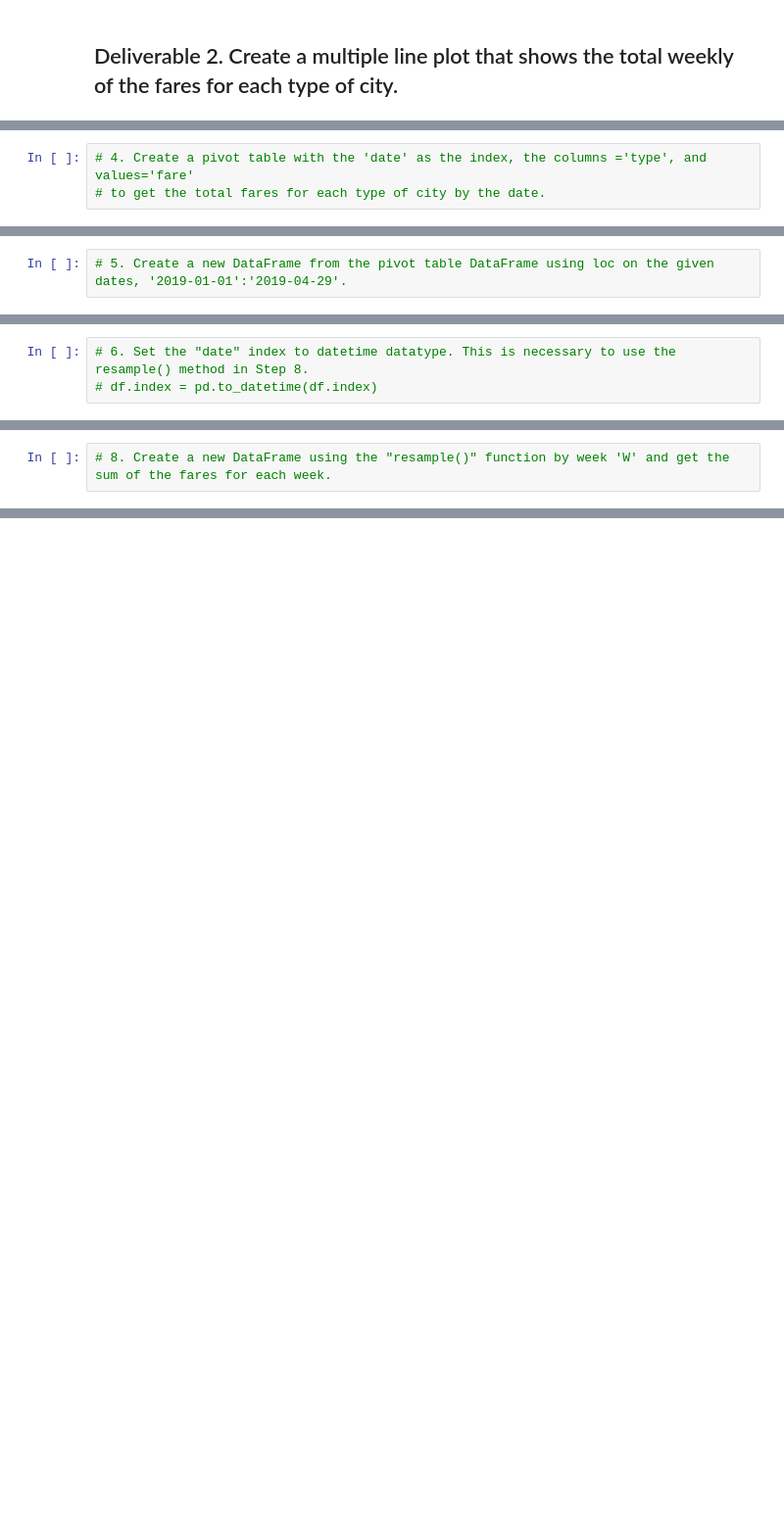
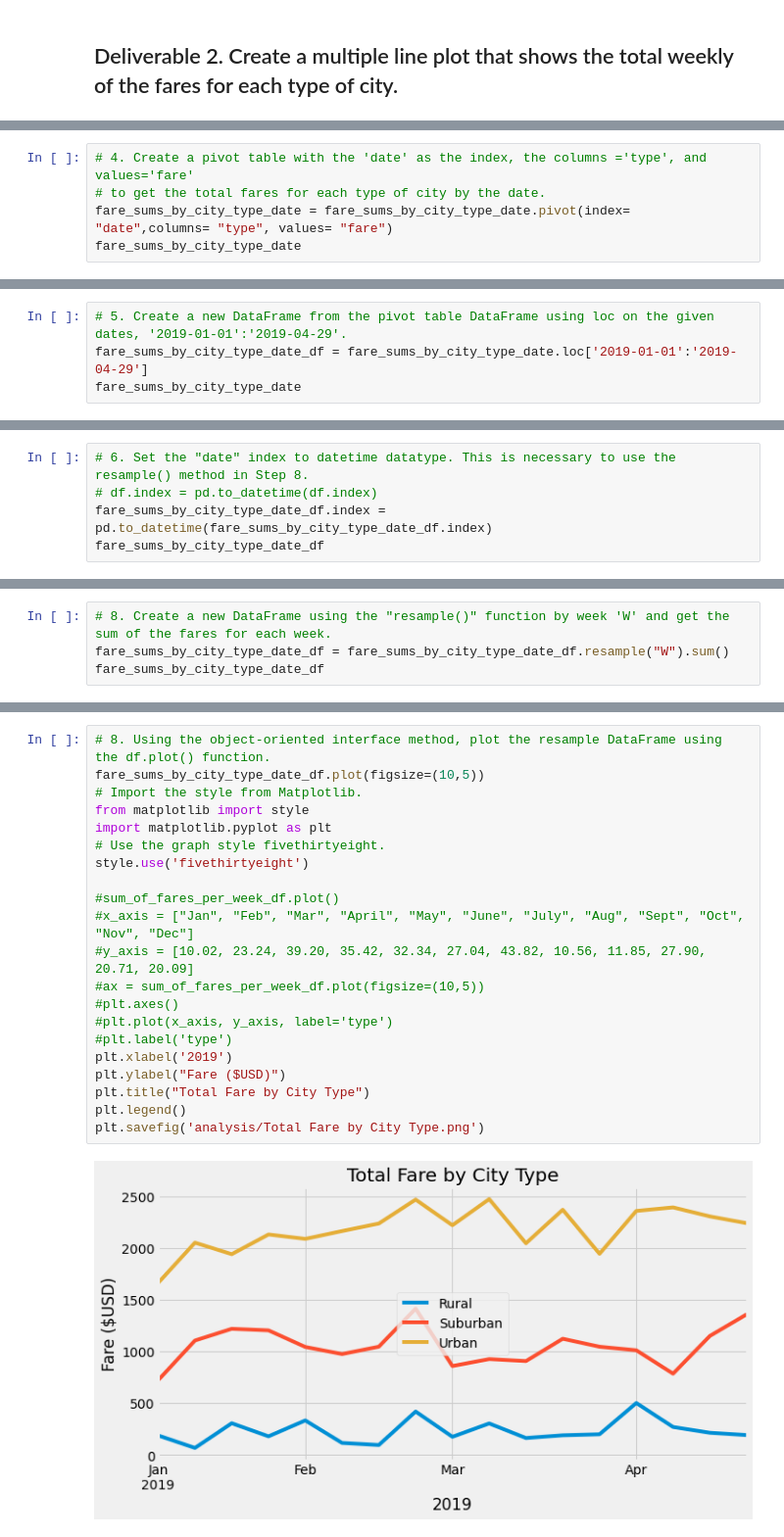
Before and after one commit to Azykan/PyBer_Analysis, a Jupyter notebook: PyBer_Challenge.ipynb, the cells around one changed output, grey strips where cells are left out. Shown at 98% size. Drawn from its saved outputs; the diff is of its cells as text; blank space fills up the shorter version.

```diff
--- a/PyBer_Challenge.ipynb
+++ b/PyBer_Challenge.ipynb
@@ -65,3 +174,5 @@ pyber_summary_df.index.name = None
 # %%
 # 4. Create a pivot table with the 'date' as the index, the columns ='type', and values='fare'
 # to get the total fares for each type of city by the date.
+fare_sums_by_city_type_date = fare_sums_by_city_type_date.pivot(index= "date",columns= "type", values= "fare")
+fare_sums_by_city_type_date
@@ -68,2 +194,4 @@ pyber_summary_df.index.name = None
 # %%
 # 5. Create a new DataFrame from the pivot table DataFrame using loc on the given dates, '2019-01-01':'2019-04-29'.
+fare_sums_by_city_type_date_df = fare_sums_by_city_type_date.loc['2019-01-01':'2019-04-29']
+fare_sums_by_city_type_date
@@ -70,3 +213,5 @@ pyber_summary_df.index.name = None
 # %%
 # 6. Set the "date" index to datetime datatype. This is necessary to use the resample() method in Step 8.
 # df.index = pd.to_datetime(df.index)
+fare_sums_by_city_type_date_df.index = pd.to_datetime(fare_sums_by_city_type_date_df.index)
+fare_sums_by_city_type_date_df
@@ -75,2 +247,4 @@ pyber_summary_df.index.name = None
 # %%
 # 8. Create a new DataFrame using the "resample()" function by week 'W' and get the sum of the fares for each week.
+fare_sums_by_city_type_date_df = fare_sums_by_city_type_date_df.resample("W").sum()
+fare_sums_by_city_type_date_df
@@ -83,0 +271,23 @@ style.use('fivethirtyeight')
+# %%
+# 8. Using the object-oriented interface method, plot the resample DataFrame using the df.plot() function.
+fare_sums_by_city_type_date_df.plot(figsize=(10,5))
+# Import the style from Matplotlib.
+from matplotlib import style
+import matplotlib.pyplot as plt
+# Use the graph style fivethirtyeight.
+style.use('fivethirtyeight')
+
+#sum_of_fares_per_week_df.plot()
+#x_axis = ["Jan", "Feb", "Mar", "April", "May", "June", "July", "Aug", "Sept", "Oct", "Nov", "Dec"]
+#y_axis = [10.02, 23.24, 39.20, 35.42, 32.34, 27.04, 43.82, 10.56, 11.85, 27.90, 20.71, 20.09]
+#ax = sum_of_fares_per_week_df.plot(figsize=(10,5))
+#plt.axes()
+#plt.plot(x_axis, y_axis, label='type')
+#plt.label('type')
+plt.xlabel('2019')
+plt.ylabel("Fare ($USD)")
+plt.title("Total Fare by City Type")
+plt.legend()
+plt.savefig('analysis/Total Fare by City Type.png')
+# %% [output]
+[figure, added]
```
Also changed, not shown: parts of 20 cells of this notebook, 3 other files.
